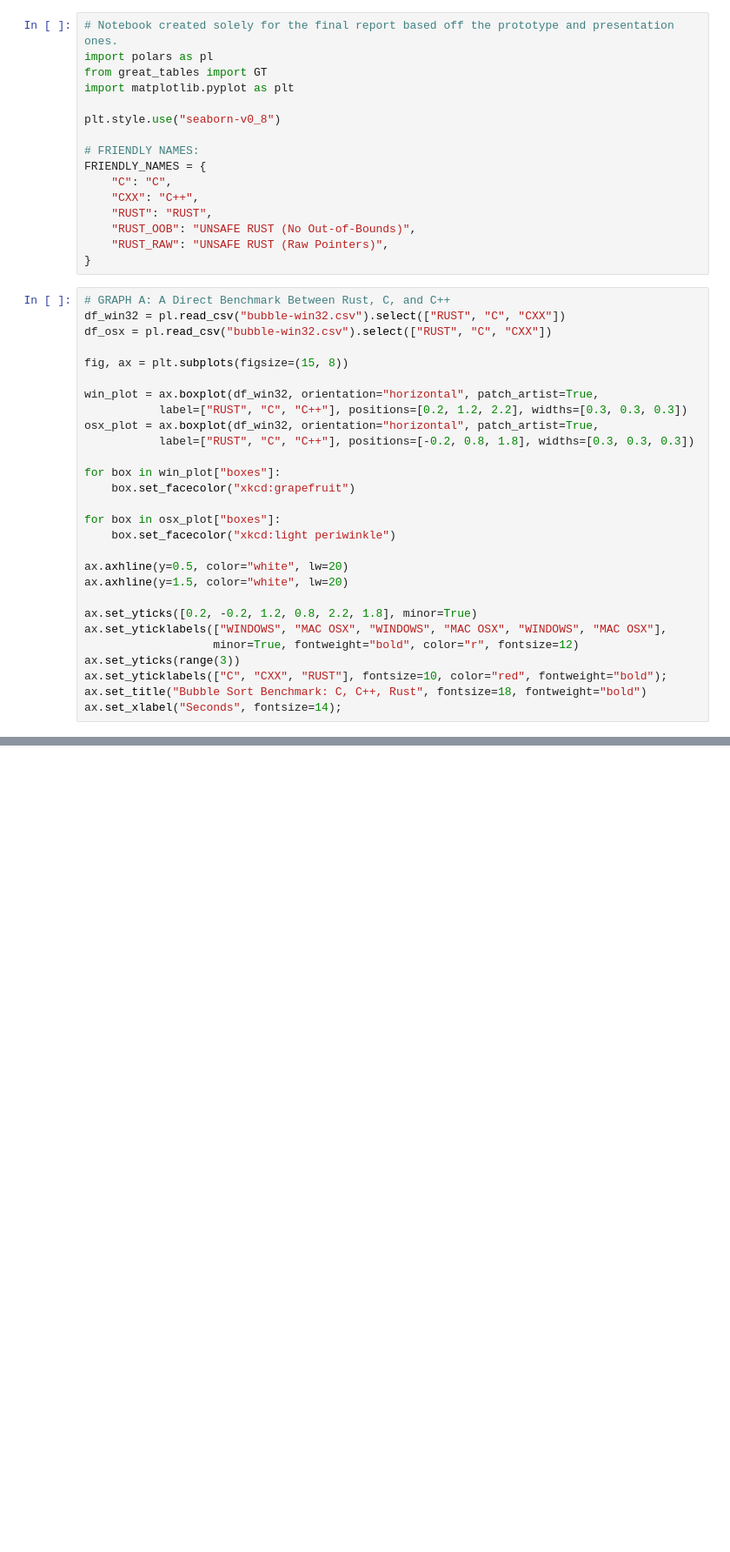
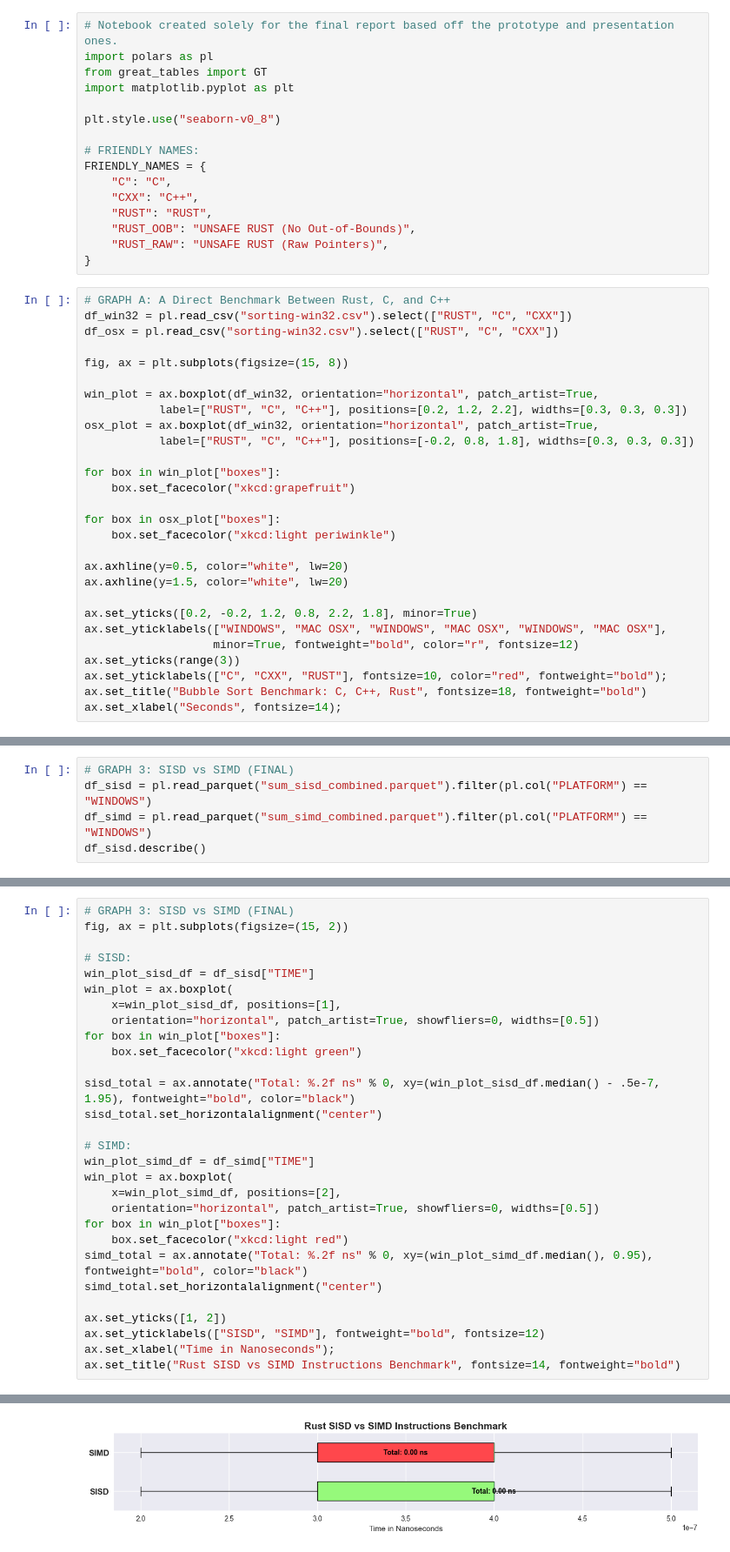
Before and after one commit to denmarkx/rust-performance-analysis, a Jupyter notebook: benchmark_data/final_report_notebook.ipynb, the cells around one changed output, grey strips where cells are left out. Shown at 87% size. Saved outputs shown, nothing was run; the diff lists cells and outputs as text; blank space fills up the shorter version.

Commit message:
benchmark_data: initial commit on SIMD/SISD comparison.

```diff
--- a/benchmark_data/final_report_notebook.ipynb
+++ b/benchmark_data/final_report_notebook.ipynb
@@ -16,8 +16,8 @@ FRIENDLY_NAMES = {
 }
 # %%
 # GRAPH A: A Direct Benchmark Between Rust, C, and C++
-df_win32 = pl.read_csv("bubble-win32.csv").select(["RUST", "C", "CXX"])
-df_osx = pl.read_csv("bubble-win32.csv").select(["RUST", "C", "CXX"])
+df_win32 = pl.read_csv("sorting-win32.csv").select(["RUST", "C", "CXX"])
+df_osx = pl.read_csv("sorting-win32.csv").select(["RUST", "C", "CXX"])
 
 fig, ax = plt.subplots(figsize=(15, 8))
 
@@ -81,0 +77,5 @@ PathPatch6((0, 2.05) ...)
+# %%
+# GRAPH 3: SISD vs SIMD (FINAL)
+df_sisd = pl.read_parquet("sum_sisd_combined.parquet").filter(pl.col("PLATFORM") == "WINDOWS")
+df_simd = pl.read_parquet("sum_simd_combined.parquet").filter(pl.col("PLATFORM") == "WINDOWS")
+df_sisd.describe()
@@ -81,0 +95,30 @@ PathPatch6((0, 2.05) ...)
+# %%
+# GRAPH 3: SISD vs SIMD (FINAL)
+fig, ax = plt.subplots(figsize=(15, 2))
+
+# SISD:
+win_plot_sisd_df = df_sisd["TIME"]
+win_plot = ax.boxplot(
+    x=win_plot_sisd_df, positions=[1],
+    orientation="horizontal", patch_artist=True, showfliers=0, widths=[0.5])
+for box in win_plot["boxes"]:
+    box.set_facecolor("xkcd:light green")
+
+sisd_total = ax.annotate("Total: %.2f ns" % 0, xy=(win_plot_sisd_df.median() - .5e-7, 1.95), fontweight="bold", color="black")
+sisd_total.set_horizontalalignment("center")
+
+# SIMD:
+win_plot_simd_df = df_simd["TIME"]
+win_plot = ax.boxplot(
+    x=win_plot_simd_df, positions=[2],
+    orientation="horizontal", patch_artist=True, showfliers=0, widths=[0.5])
+for box in win_plot["boxes"]:
+    box.set_facecolor("xkcd:light red")
+simd_total = ax.annotate("Total: %.2f ns" % 0, xy=(win_plot_simd_df.median(), 0.95), fontweight="bold", color="black")
+simd_total.set_horizontalalignment("center")
+
+ax.set_yticks([1, 2])
+ax.set_yticklabels(["SISD", "SIMD"], fontweight="bold", fontsize=12)
+ax.set_xlabel("Time in Nanoseconds");
+ax.set_title("Rust SISD vs SIMD Instructions Benchmark", fontsize=14, fontweight="bold")
+# %% [output]
@@ -81,0 +126 @@ PathPatch6((0, 2.05) ...)
+[figure, added]
```
Also changed, not shown: parts of 4 cells of this notebook, 2 other files.
